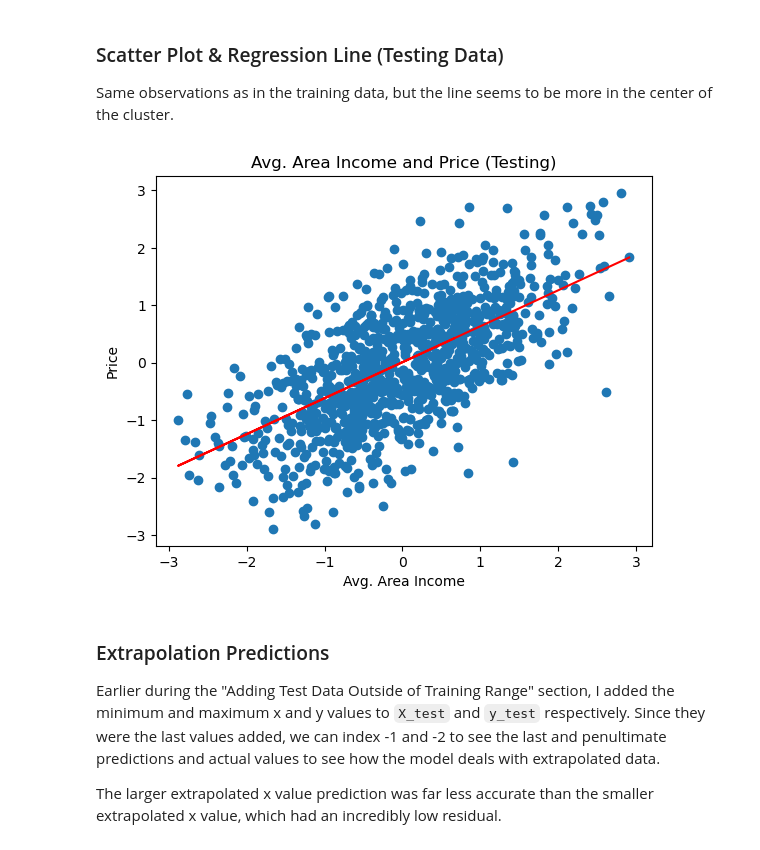
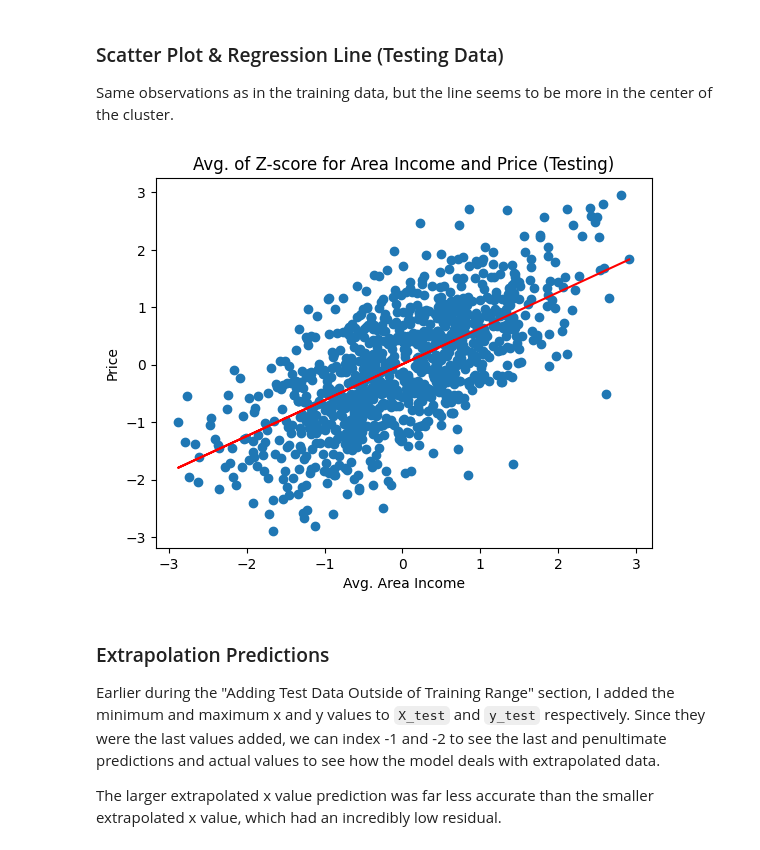
Before and after one commit to itspennyh/linear_regression_project, a Jupyter notebook: regression/simple_multi_regression.ipynb, the cells around one changed output. Saved outputs shown, nothing was run; the diff lists cells and outputs as text; code cells hidden in the pictures.

```diff
--- a/regression/simple_multi_regression.ipynb
+++ b/regression/simple_multi_regression.ipynb
@@ -186,12 +187,12 @@ Same observations as in the training data, but the line seems to be more in the
 # %%
 plt.scatter(X_test, y_test)
 plt.plot(X_test, y_pred_test, color = 'red')
-plt.title('Avg. Area Income and Price (Testing)')
+plt.title('Avg. of Z-score for Area Income and Price (Testing)')
 plt.xlabel('Avg. Area Income')
 plt.ylabel('Price')
 plt.show()
 # %% [output]
-[figure, old version]
+[figure, new version]
 # %% [markdown]
 ### Extrapolation Predictions
 Earlier during the "Adding Test Data Outside of Training Range" section, I added the minimum and maximum x and y values to `X_test` and `y_test` respectively. Since they were the last values added, we can index -1 and -2 to see the last and penultimate predictions and actual values to see how the model deals with extrapolated data.
```
Also changed, not shown: parts of 15 cells of this notebook, 1 other file.
